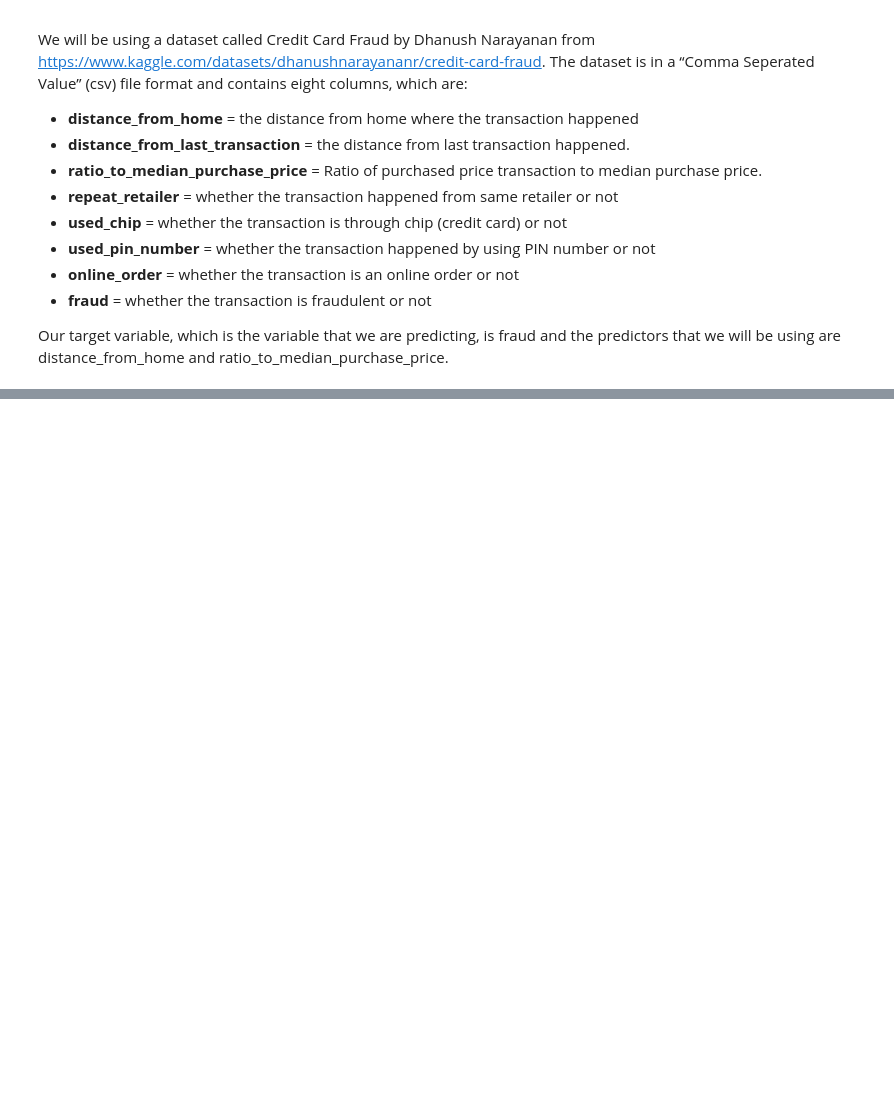
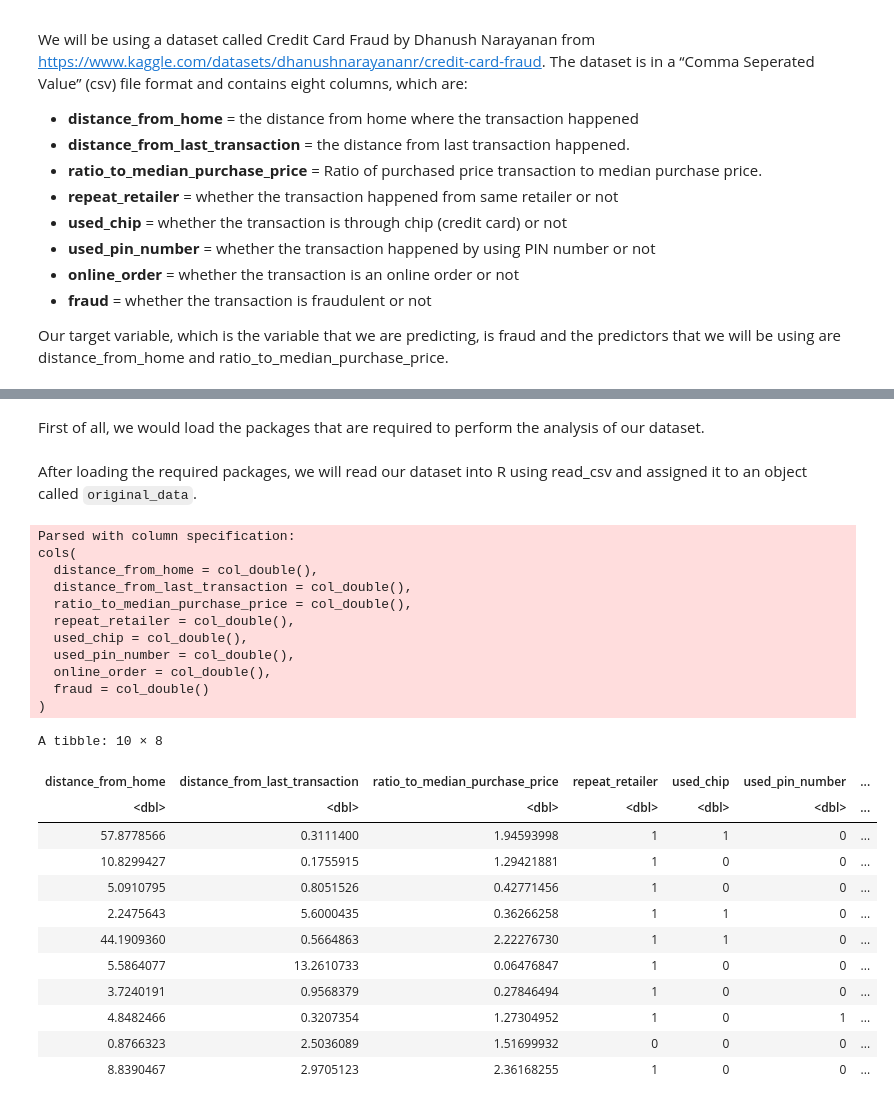
Before and after one commit to chohyeonkim/Data-Science-R-, a Jupyter notebook: Final_Report.ipynb, the cells around one changed output, grey strips where cells are left out. Saved outputs shown, nothing was run; the diff lists cells and outputs as text; code cells hidden in the pictures; blank space fills up the shorter version.

```diff
--- a/Final_Report.ipynb
+++ b/Final_Report.ipynb
@@ -28,0 +34,2 @@ Our target variable, which is the variable that we are predicting, is fraud and
+# %% [markdown]
+First of all, we would load the packages that are required to perform the analysis of our dataset.
@@ -28,0 +43,33 @@ Our target variable, which is the variable that we are predicting, is fraud and
+# %% [markdown]
+After loading the required packages, we will read our dataset into R using read_csv and assigned it to an object called `original_data`.
+# %%
+#Read the dataset into R
+original_data <- read_csv("data/card_transdata.csv")
+
+#Show the first ten rows of the dataset
+head(original_data, 10)
+# %% [output]
+Parsed with column specification:
+cols(
+  distance_from_home = col_double(),
+  distance_from_last_transaction = col_double(),
+  ratio_to_median_purchase_price = col_double(),
+  repeat_retailer = col_double(),
+  used_chip = col_double(),
+  used_pin_number = col_double(),
+  online_order = col_double(),
+  fraud = col_double()
+)
+A tibble: 10 × 8
+| distance_from_home | distance_from_last_transaction | ratio_to_median_purchase_price | repeat_retailer | used_chip | used_pin_number | ... |
+| <dbl> | <dbl> | <dbl> | <dbl> | <dbl> | <dbl> | ... |
+| 57.8778566 | 0.3111400 | 1.94593998 | 1 | 1 | 0 | ... |
+| 10.8299427 | 0.1755915 | 1.29421881 | 1 | 0 | 0 | ... |
+| 5.0910795 | 0.8051526 | 0.42771456 | 1 | 0 | 0 | ... |
+| 2.2475643 | 5.6000435 | 0.36266258 | 1 | 1 | 0 | ... |
+| 44.1909360 | 0.5664863 | 2.22276730 | 1 | 1 | 0 | ... |
+| 5.5864077 | 13.2610733 | 0.06476847 | 1 | 0 | 0 | ... |
+| 3.7240191 | 0.9568379 | 0.27846494 | 1 | 0 | 0 | ... |
+| 4.8482466 | 0.3207354 | 1.27304952 | 1 | 0 | 1 | ... |
+| 0.8766323 | 2.5036089 | 1.51699932 | 0 | 0 | 0 | ... |
+| 8.8390467 | 2.9705123 | 2.36168255 | 1 | 0 | 0 | ... |
```
Also changed, not shown: parts of 15 cells of this notebook.
